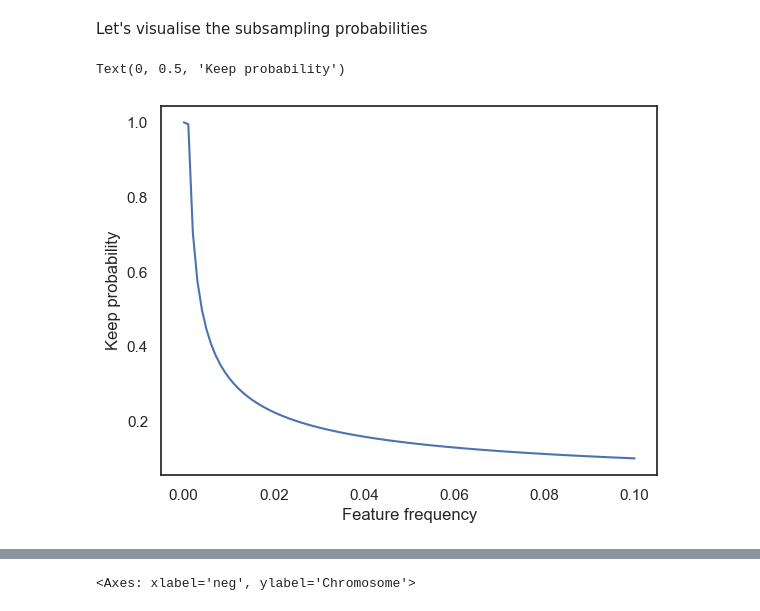
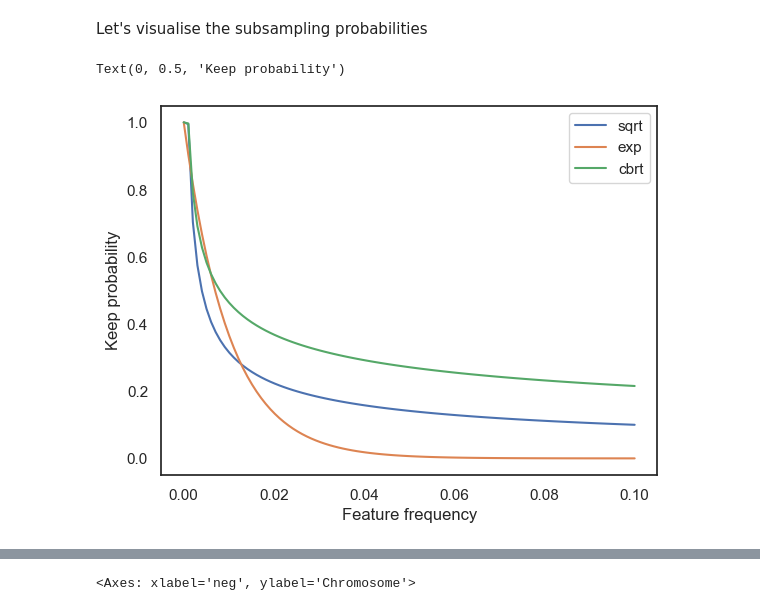
Before and after one commit to Claptar/peak2vec, a Jupyter notebook: notebooks/peak2vec.ipynb, the cells around one changed output, grey strips where cells are left out. Cells and saved outputs as stored; diff of their text form; code cells hidden in the pictures.

```diff
--- a/notebooks/peak2vec.ipynb
+++ b/notebooks/peak2vec.ipynb
@@ -53,14 +53,19 @@ Let's visualise the subsampling probabilities
 # %%
 t = 1e-3
 p = np.linspace(0, 0.1, 100)
-keep_probability = np.minimum(1.0, np.sqrt(t / np.maximum(p, 1e-12)))
+keep_probability1 = np.minimum(1.0, np.sqrt(t / np.maximum(p, 1e-12)))
+keep_probability2 = np.minimum(1.0, np.exp( np.maximum(p, 1e-12) / -t * 1e-1 ))
+keep_probability3 = np.minimum(1.0, np.cbrt(t / np.maximum(p, 1e-12)))
 
-plt.plot(p, keep_probability)
+plt.plot(p, keep_probability1, label=f"sqrt")
+plt.plot(p, keep_probability2, label="exp")
+plt.plot(p, keep_probability3, label="cbrt")
+plt.legend()
 plt.xlabel("Feature frequency")
 plt.ylabel("Keep probability")
 # %% [output]
 Text(0, 0.5, 'Keep probability')
-[figure, old version]
+[figure, new version]
 # %%
 # Negative sampling distribution
 frequency = adata.var.cisTopic_nr_acc / adata.var.cisTopic_nr_acc.sum()
```
Also changed, not shown: parts of 27 cells of this notebook.
